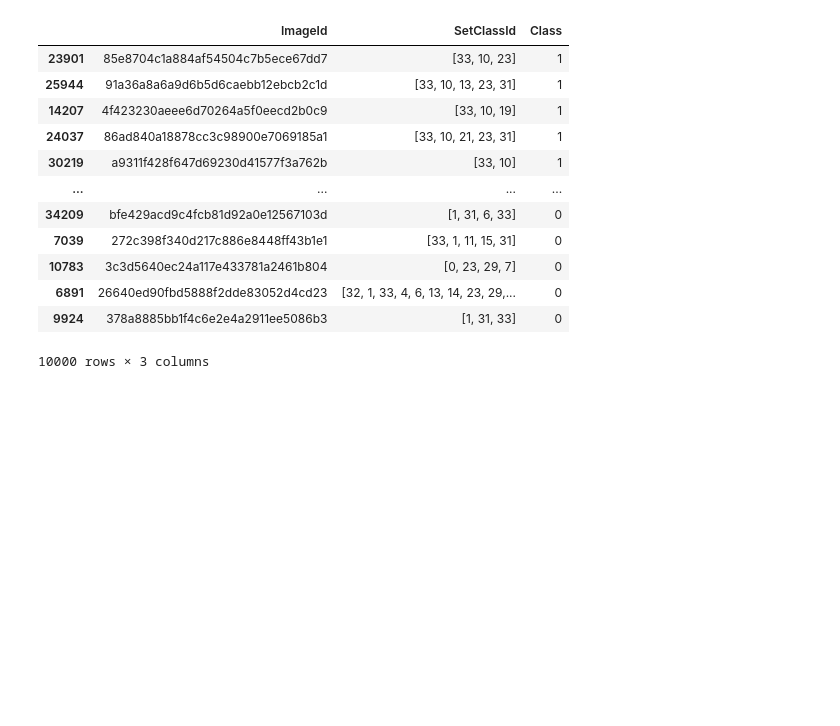
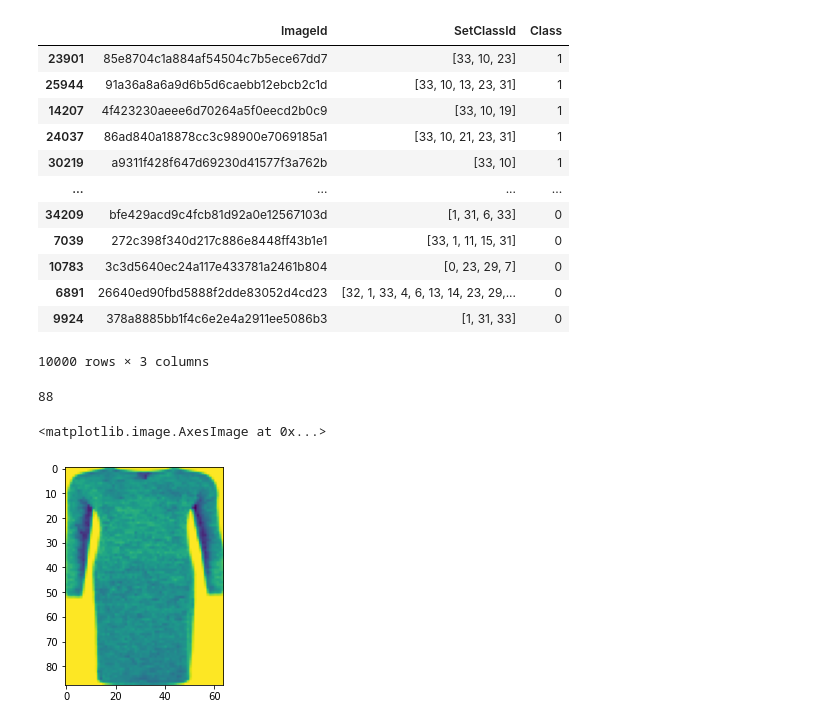
Before and after one commit to SamanZargarzadeh/Automatic-Image-Tagging-for-Fashion-E-commerce, a Jupyter notebook: Deep Learning Making Data Binary.ipynb, the cells around one changed output. Drawn from its saved outputs; the diff is of its cells as text; code cells hidden in the pictures; blank space fills up the shorter version.

```diff
--- a/Deep Learning Making Data Binary.ipynb
+++ b/Deep Learning Making Data Binary.ipynb
@@ -239,0 +251,16 @@ merged_df
+# %%
+Ratio=pd.DataFrame((df.Height)/(df.Width))
+np.mean(Ratio)
+
+w_num_px=64
+h_num_px=int(round(np.mean(Ratio)*w_num_px))
+
+h_num_px
+# %% [output]
+88
+# %%
+ID="9b541f60dae448f8f1a9c29923c2d077"
+plt.imshow(Image.open(f'/Users/macbook/Desktop/Uni/Quarter 4/Deep Learning/Project/imaterialist-fashion-2020-fgvc7/train/{ID}.jpg').resize((w_num_px, h_num_px)))
+# %% [output]
+<matplotlib.image.AxesImage at 0x...>
+[figure, added]
```
Also changed, not shown: parts of 13 cells of this notebook.
